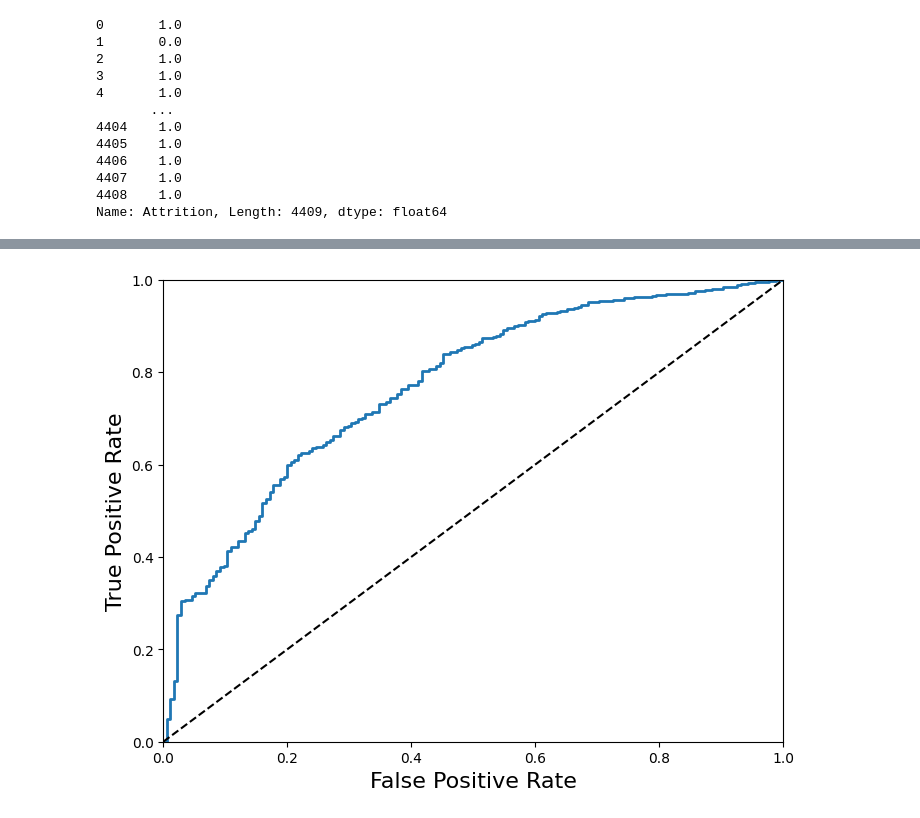
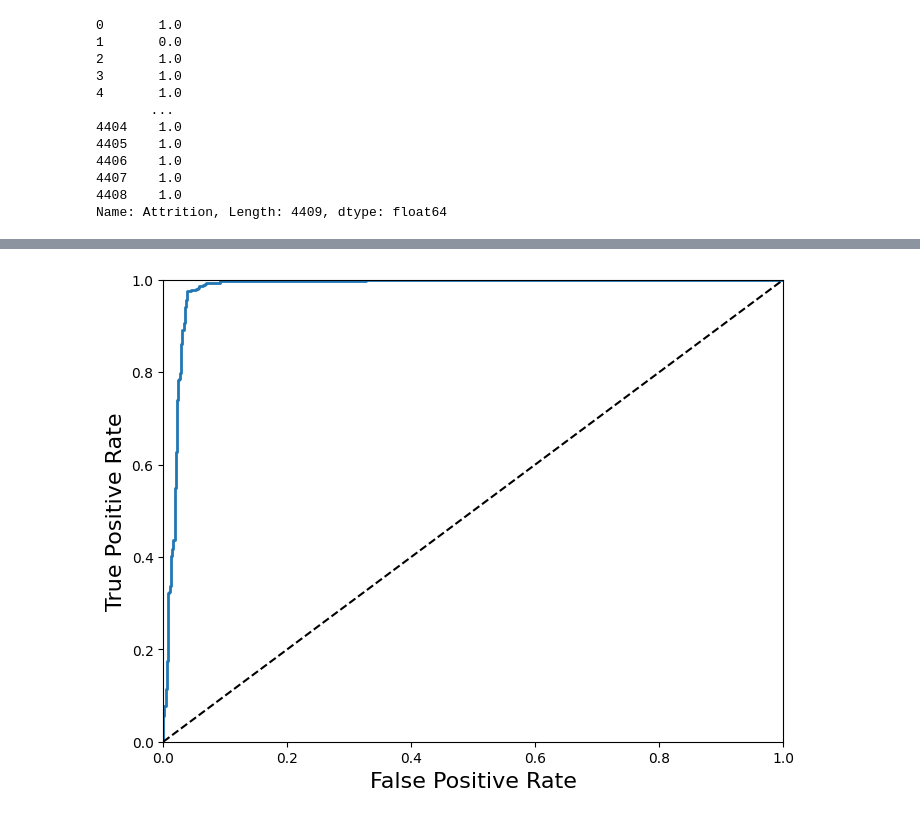
Before and after one commit to SwenA/AI-Project, a Jupyter notebook: project.ipynb, the cells around one changed output, grey strips where cells are left out. Saved outputs shown, nothing was run; the diff lists cells and outputs as text; code cells hidden in the pictures.

Commit message:
some model like logistic regression and mlp

```diff
--- a/project.ipynb
+++ b/project.ipynb
@@ -286,8 +308,9 @@ cat_attribs = list(X_cat)
 
 full_pipeline = ColumnTransformer([
         ("num", num_pipeline, num_attribs),
-        ("cat", OneHotEncoder(), cat_attribs),
-    ])
+        ("cat", OneHotEncoder(sparse_output=True), cat_attribs),
+    ],
+    remainder='passthrough')
 
 X_prepared = full_pipeline.fit_transform(X_train)
 # %%
@@ -322,0 +370,23 @@ roc_auc_score(y_train, y_scores)
+# %%
+from sklearn.neural_network import MLPClassifier
+from sklearn.model_selection import RandomizedSearchCV
+from scipy.stats import uniform
+
+mlp_clf = MLPClassifier(random_state=42)
+
+param_distribs = {
+    'hidden_layer_sizes': [(50,), (100,), (50, 50), (100, 50)],
+    'activation': ['identity', 'logistic','relu', 'tanh'],
+    'solver': ['lbfgs','sgd', 'adam'],
+    'alpha': [0.0001, 0.001, 0.01],
+    'learning_rate_init': [0.001, 0.01, 0.1],
+}
+
+rnd_search_cv = RandomizedSearchCV(mlp_clf, param_distribs, n_iter=40, cv=3, random_state=42, verbose=2)
+
+rnd_search_cv.fit(X_prepared, y_train)
+
+print("Meilleurs paramètres:", rnd_search_cv.best_params_)
+print("Meilleur score:", rnd_search_cv.best_score_)
+
+best_mlp_clf = rnd_search_cv.best_estimator_
@@ -323,10 +411,11 @@ roc_auc_score(y_train, y_scores)
+# %%
+y_scores = cross_val_predict(best_mlp_clf, X_prepared, y_train,
+                                  method='predict_proba', cv=10)
+# %%
+fpr, tpr, thresholds = roc_curve(y_train, y_scores[:, 1])
 # %%
-X_test_prepared = full_pipeline.fit_transform(X_test)
-lgt_clf = LogisticRegression(random_state=42)
-y_scores = cross_val_predict(lgt_clf, X_test_prepared, y_test, cv=3, method='decision_function')
-fpr, tpr, thresholds = roc_curve(y_test, y_scores)
 plt.figure(figsize=(8, 6))
 plot_roc_curve(fpr, tpr, "Logistic Regression")
 plt.show()
 # %% [output]
-[figure, old version]
+[figure, new version]
```
Also changed, not shown: parts of 13 cells of this notebook, 2 other files.
